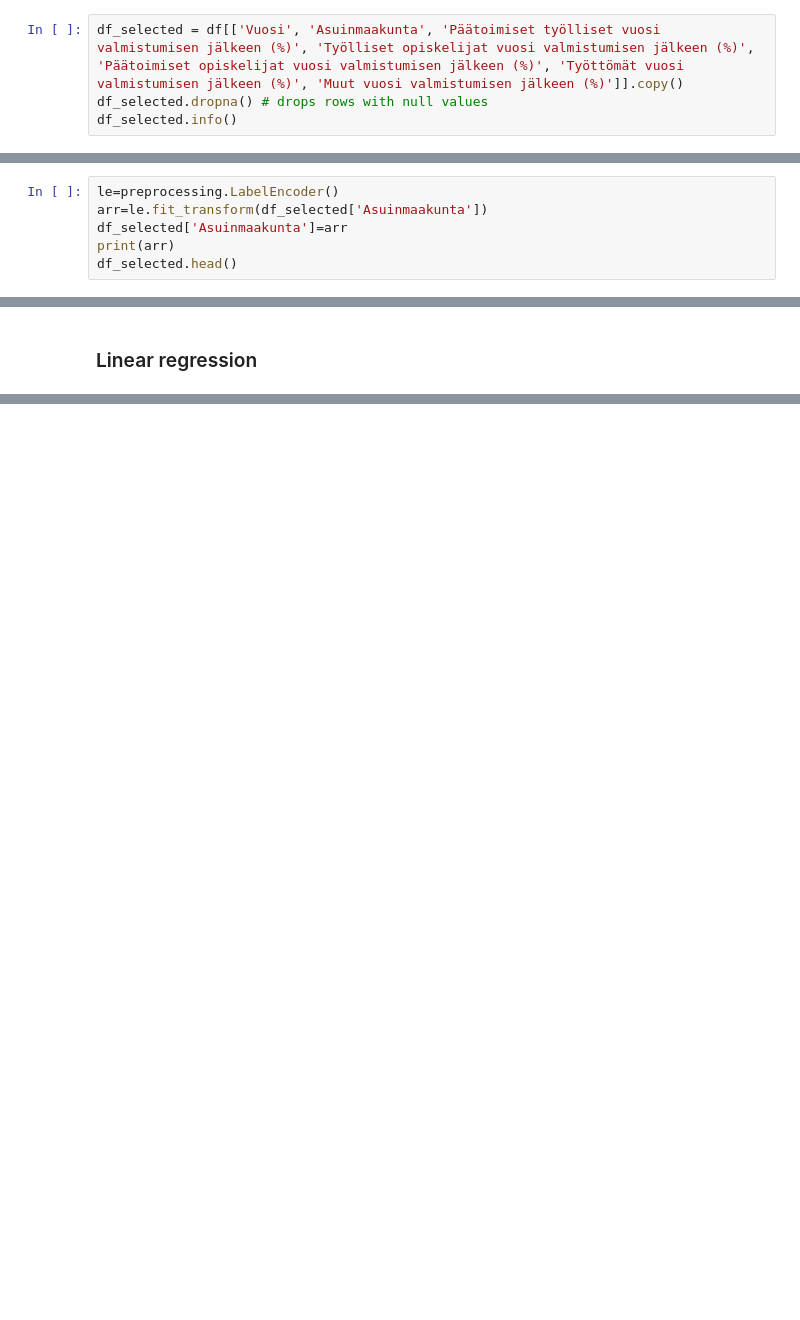
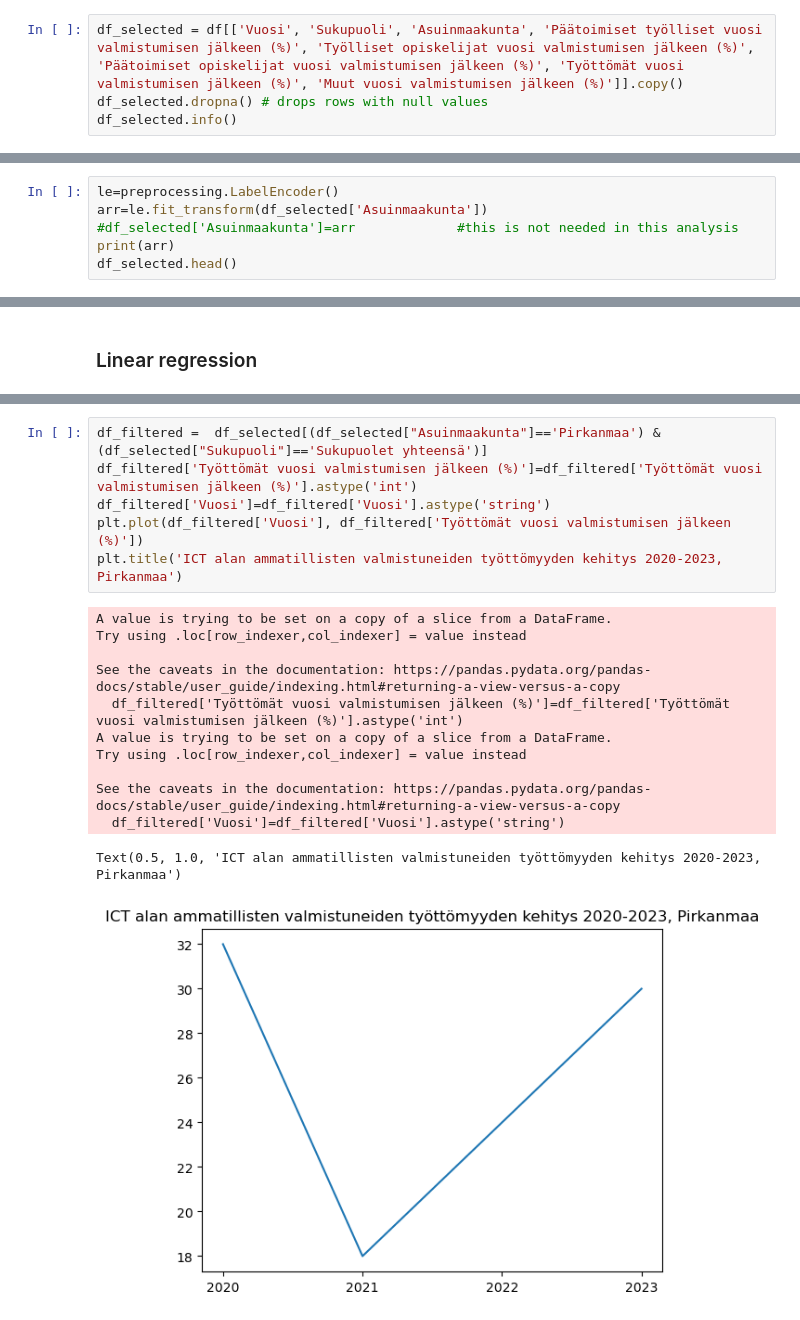
Before and after one commit to otredu/datatie, a Jupyter notebook: datatie_viikko_2.ipynb, the cells around one changed output, grey strips where cells are left out. Cells and saved outputs as stored; diff of their text form; blank space fills up the shorter version.

Commit message:
plots

```diff
--- a/datatie_viikko_2.ipynb
+++ b/datatie_viikko_2.ipynb
@@ -42,6 +45,6 @@ df.head()
 # %% [markdown]
 We will consentrate only on these columns (in %): Vuosi, Asuinmaakunta, Päätoimiset työlliset vuosi valmistumisen jälkeen (%), Työlliset opiskelijat vuosi valmistumisen jälkeen (%), Päätoimiset opiskelijat vuosi valmistumisen jälkeen (%), Työttömät vuosi valmistumisen jälkeen (%) ja Muut vuosi valmistumisen jälkeen (%)
 # %%
-df_selected = df[['Vuosi', 'Asuinmaakunta', 'Päätoimiset työlliset vuosi valmistumisen jälkeen (%)', 'Työlliset opiskelijat vuosi valmistumisen jälkeen (%)', 'Päätoimiset opiskelijat vuosi valmistumisen jälkeen (%)', 'Työttömät vuosi valmistumisen jälkeen (%)', 'Muut vuosi valmistumisen jälkeen (%)']].copy()
+df_selected = df[['Vuosi', 'Sukupuoli', 'Asuinmaakunta', 'Päätoimiset työlliset vuosi valmistumisen jälkeen (%)', 'Työlliset opiskelijat vuosi valmistumisen jälkeen (%)', 'Päätoimiset opiskelijat vuosi valmistumisen jälkeen (%)', 'Työttömät vuosi valmistumisen jälkeen (%)', 'Muut vuosi valmistumisen jälkeen (%)']].copy()
 df_selected.dropna() # drops rows with null values
 df_selected.info()
@@ -56,6 +82,6 @@ df_selected.head()
 # %%
 le=preprocessing.LabelEncoder()
 arr=le.fit_transform(df_selected['Asuinmaakunta'])
-df_selected['Asuinmaakunta']=arr
+#df_selected['Asuinmaakunta']=arr             #this is not needed in this analysis
 print(arr)
 df_selected.head()
@@ -69,0 +121,19 @@ ax.plot([y.min(), y.max()],[y.min(),y.max()], 'k--', lw=4)
+# %%
+df_filtered =  df_selected[(df_selected["Asuinmaakunta"]=='Pirkanmaa') & (df_selected["Sukupuoli"]=='Sukupuolet yhteensä')]
+df_filtered['Työttömät vuosi valmistumisen jälkeen (%)']=df_filtered['Työttömät vuosi valmistumisen jälkeen (%)'].astype('int')
+df_filtered['Vuosi']=df_filtered['Vuosi'].astype('string')
+plt.plot(df_filtered['Vuosi'], df_filtered['Työttömät vuosi valmistumisen jälkeen (%)'])
+plt.title('ICT alan ammatillisten valmistuneiden työttömyyden kehitys 2020-2023, Pirkanmaa')
+# %% [output]
+A value is trying to be set on a copy of a slice from a DataFrame.
+Try using .loc[row_indexer,col_indexer] = value instead
+
+See the caveats in the documentation: https://pandas.pydata.org/pandas-docs/stable/user_guide/indexing.html#returning-a-view-versus-a-copy
+  df_filtered['Työttömät vuosi valmistumisen jälkeen (%)']=df_filtered['Työttömät vuosi valmistumisen jälkeen (%)'].astype('int')
+A value is trying to be set on a copy of a slice from a DataFrame.
+Try using .loc[row_indexer,col_indexer] = value instead
+
+See the caveats in the documentation: https://pandas.pydata.org/pandas-docs/stable/user_guide/indexing.html#returning-a-view-versus-a-copy
+  df_filtered['Vuosi']=df_filtered['Vuosi'].astype('string')
+Text(0.5, 1.0, 'ICT alan ammatillisten valmistuneiden työttömyyden kehitys 2020-2023, Pirkanmaa')
+[figure, added]
```
Also changed, not shown: parts of 11 cells of this notebook, 10 other files.
